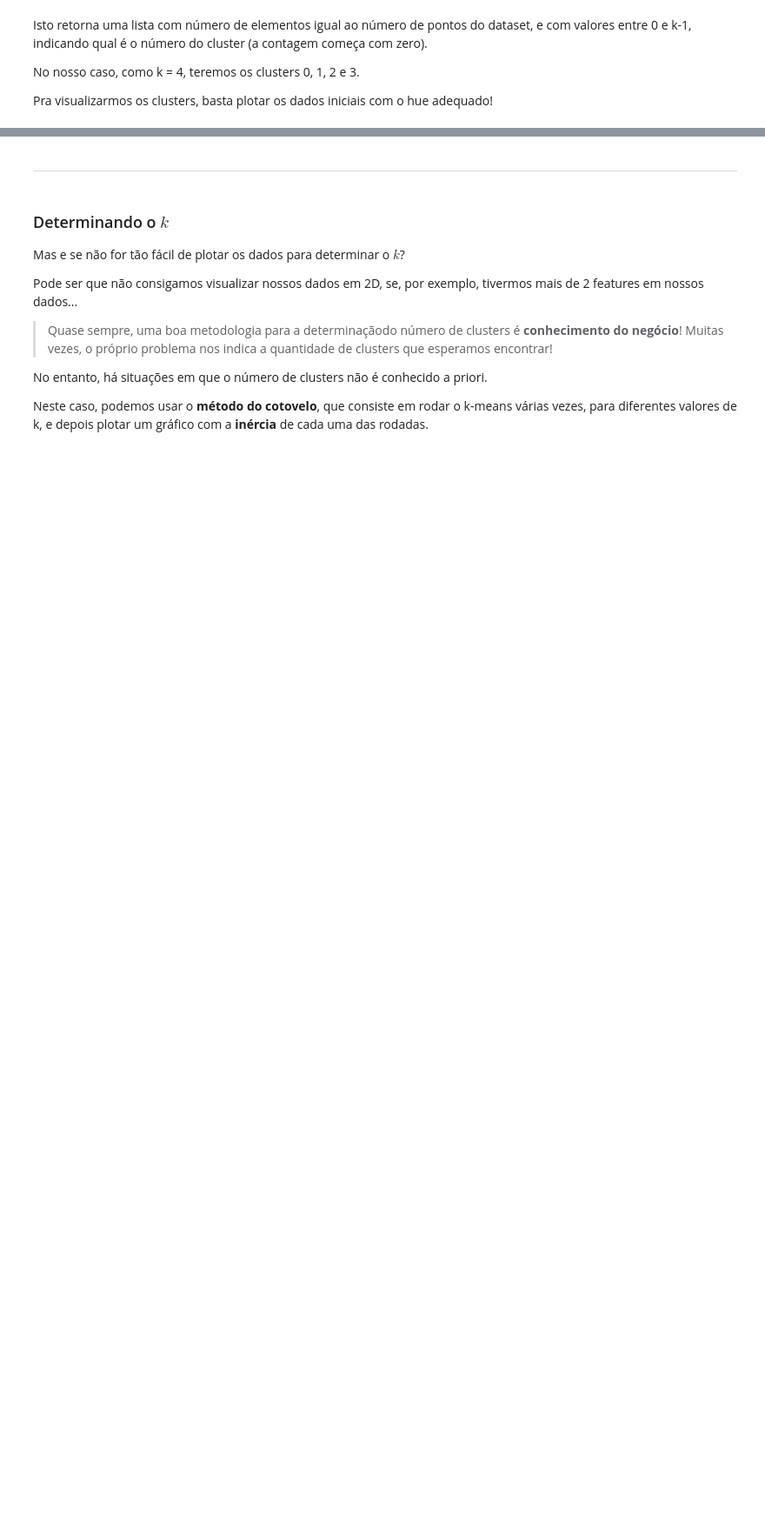
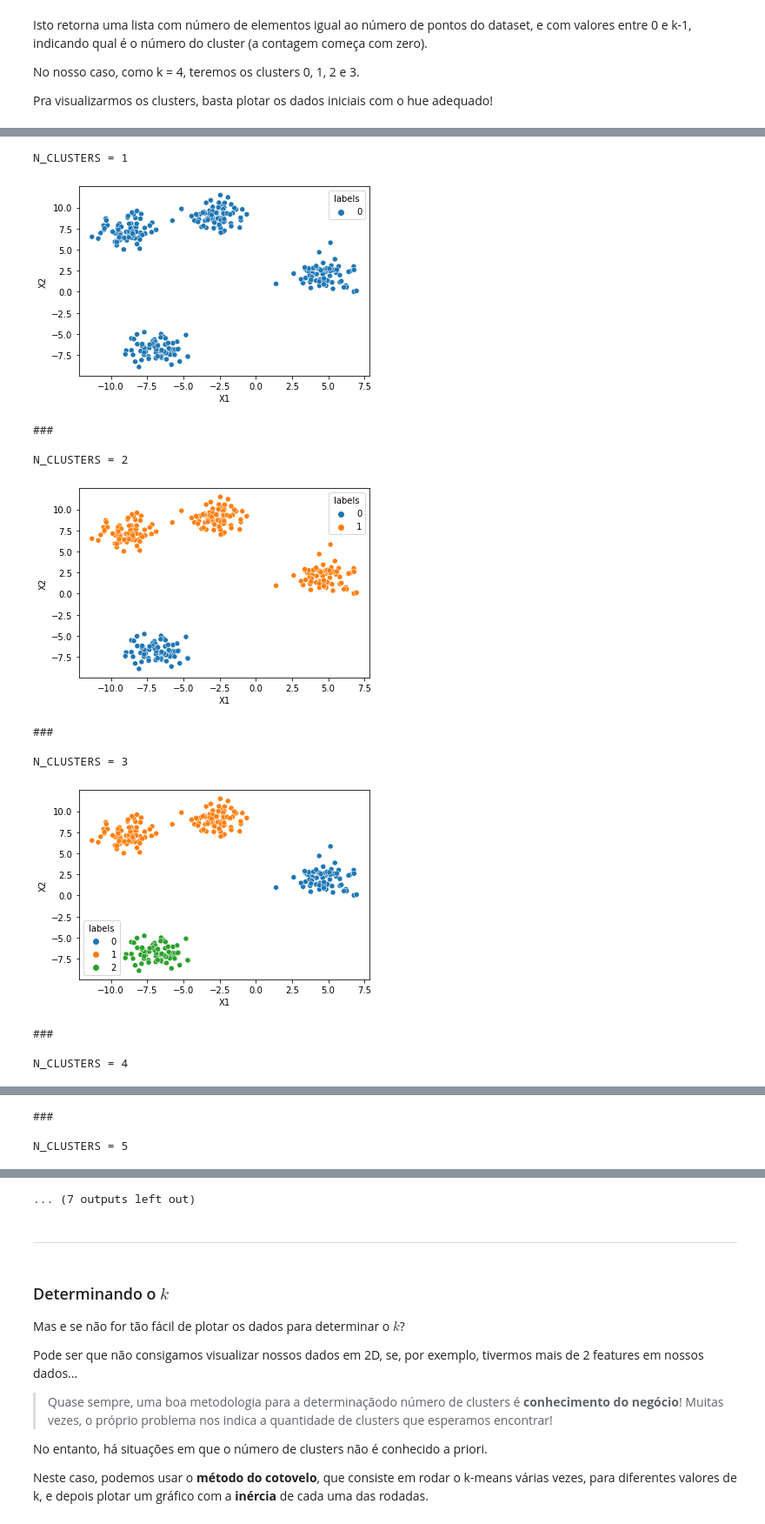
Before and after one commit to carolinarutililima/ADA_Santander, a Jupyter notebook: Machine Learning II/aula_5.ipynb, the cells around one changed output, grey strips where cells are left out. Shown at 87% size. Cells and saved outputs as stored; diff of their text form; code cells hidden in the pictures; blank space fills up the shorter version.

```diff
--- a/Machine Learning II/aula_5.ipynb
+++ b/Machine Learning II/aula_5.ipynb
@@ -184,0 +266,27 @@ Na prática, a análise segue de maneira qualitativa, inspecionando os clusters
+# %%
+X_df_2 = X_df.copy()
+# %%
+for k in range(1, 10):
+    kmeans = KMeans(n_clusters = k, random_state = 42)
+    kmeans.fit(X_df_2)
+    X_df_2["labels"] = kmeans.labels_
+
+    print(f"N_CLUSTERS = {k}")
+    sns.scatterplot(data = X_df_2, x = "X1", y = "X2", hue = "labels", palette = "tab10")
+    plt.show()
+
+    print("\n###\n")
+# %% [output]
+N_CLUSTERS = 1
+[figure, added]
+###
+
+N_CLUSTERS = 2
+[figure, added]
+###
+
+N_CLUSTERS = 3
+[figure, added]
+###
+
+N_CLUSTERS = 4
@@ -184,0 +294,3 @@ Na prática, a análise segue de maneira qualitativa, inspecionando os clusters
+###
+
+N_CLUSTERS = 5
@@ -185,3 +302,4 @@ Na prática, a análise segue de maneira qualitativa, inspecionando os clusters
+... (7 outputs left out)
 # %% [markdown]
 _____
 # %% [markdown]
```
Also changed, not shown: parts of 40 cells of this notebook, 6 other files.
